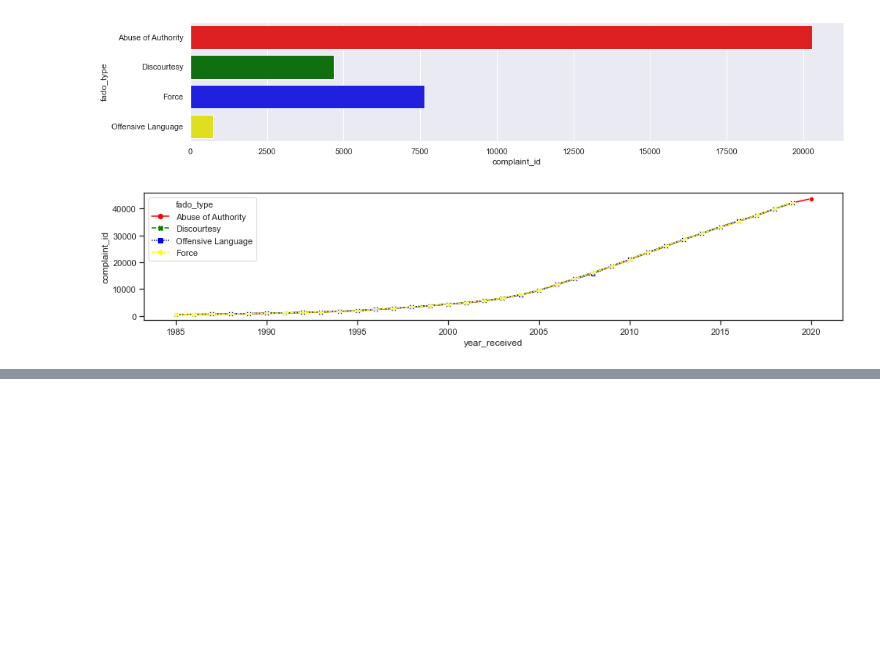
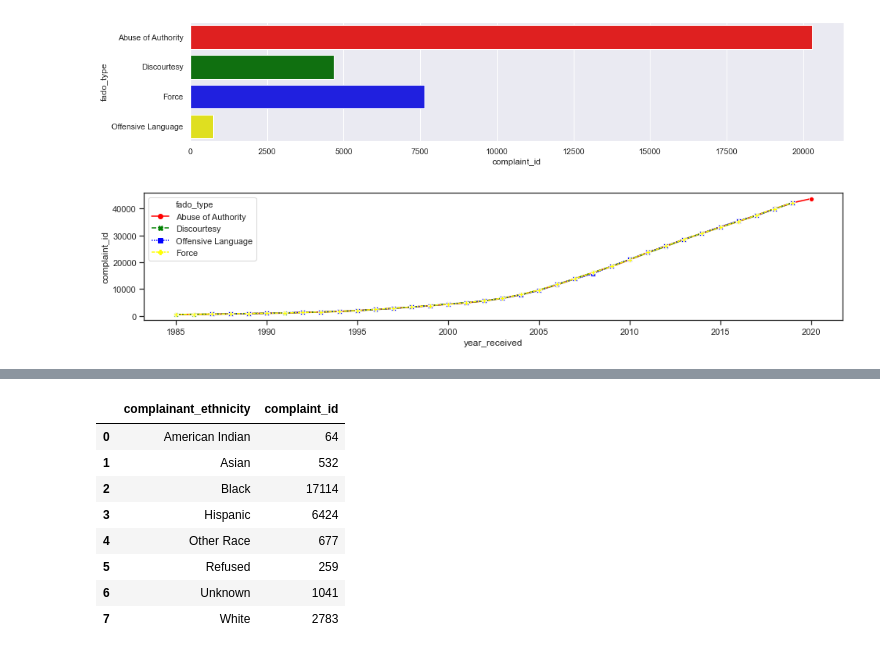
Before and after one commit to jon-ayala/NYPD_CIVILIAN_COMPLAINTS, a Jupyter notebook: CCRB-Complaint_Data_202007261025/NYPD Civilian Complaints.ipynb, the cells around one changed output, grey strips where cells are left out. Saved outputs shown, nothing was run; the diff lists cells and outputs as text; code cells hidden in the pictures; blank space fills up the shorter version.

```diff
--- a/CCRB-Complaint_Data_202007261025/NYPD Civilian Complaints.ipynb
+++ b/CCRB-Complaint_Data_202007261025/NYPD Civilian Complaints.ipynb
@@ -150,0 +161,14 @@ ax = sns.lineplot(x = 'year_received', y = 'complaint_id', data = df, style = 'f
+# %%
+# Complaints by race
+rc_com = df.groupby(['complainant_ethnicity'])['complaint_id'].count().reset_index()
+rc_com
+# %% [output]
+|  | complainant_ethnicity | complaint_id |
+| 0 | American Indian | 64 |
+| 1 | Asian | 532 |
+| 2 | Black | 17114 |
+| 3 | Hispanic | 6424 |
+| 4 | Other Race | 677 |
+| 5 | Refused | 259 |
+| 6 | Unknown | 1041 |
+| 7 | White | 2783 |
```
Also changed, not shown: parts of 10 cells of this notebook, 2 other files.
